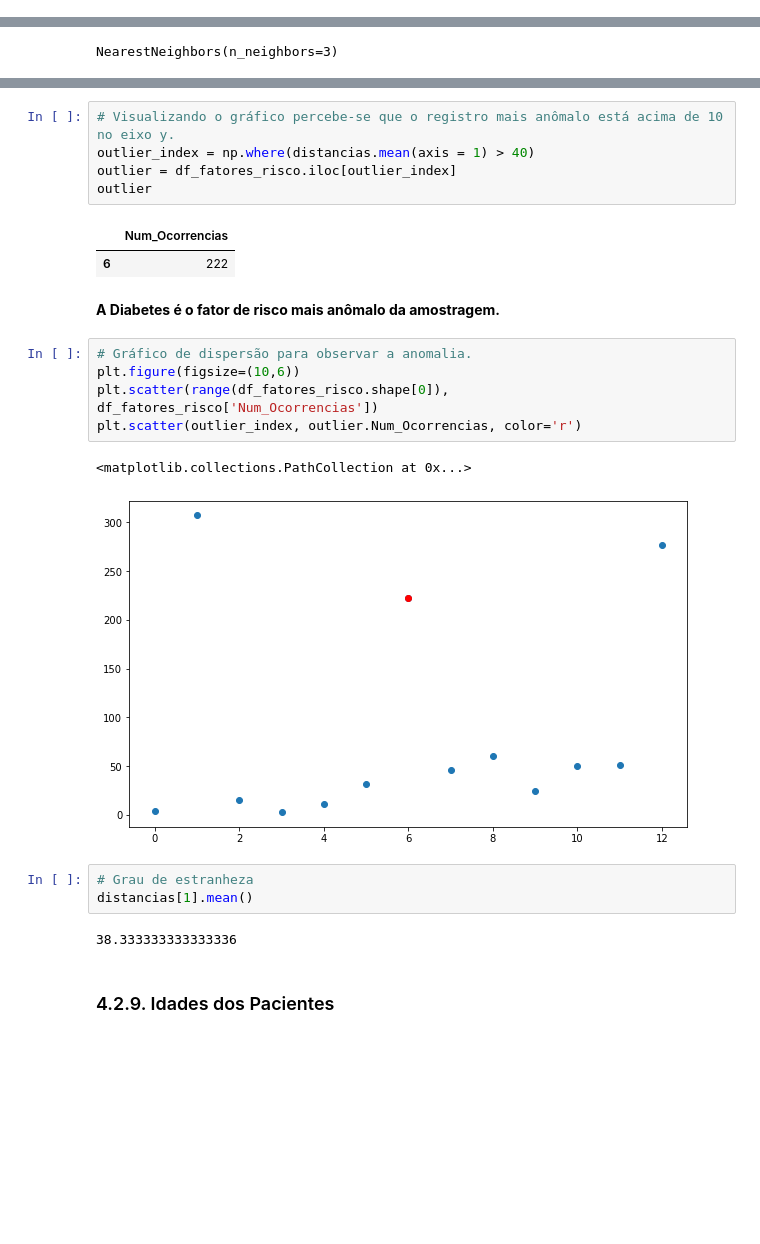
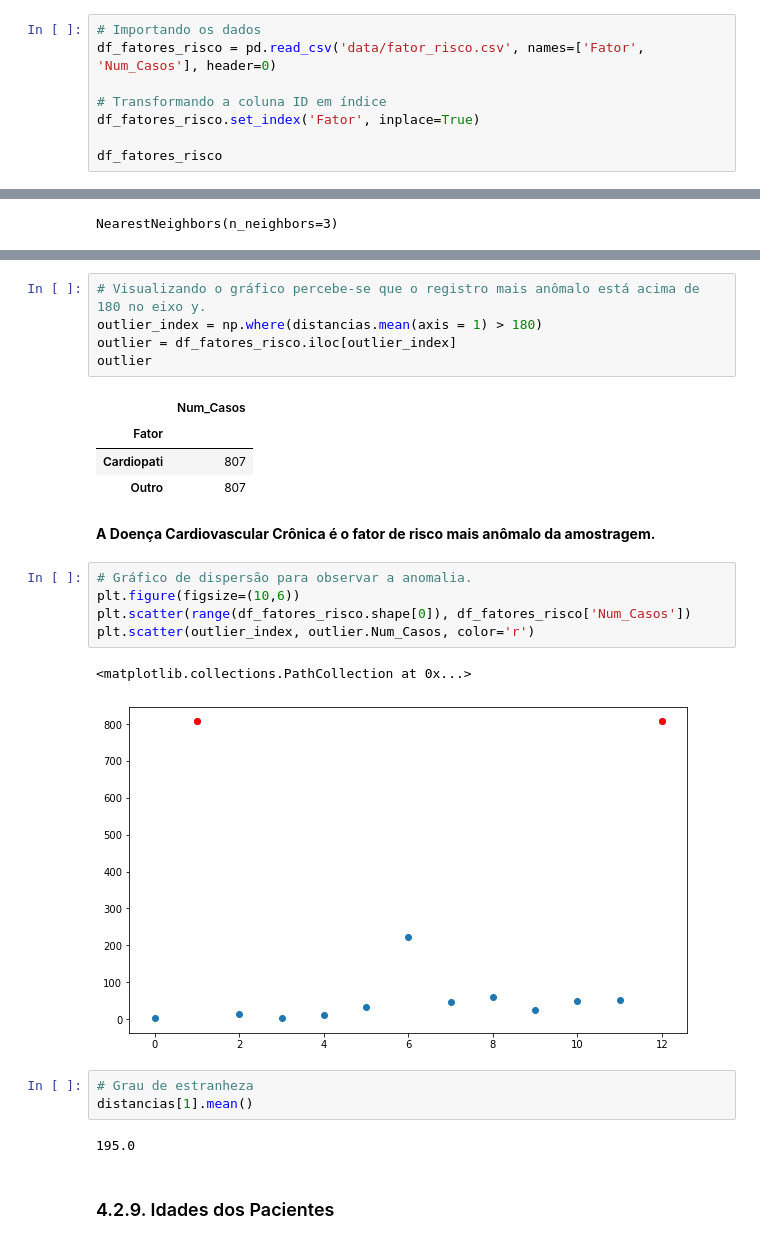
Before and after one commit to endhel/SRAG-Agrupamento-Deteccao-De-Anomalia, a Jupyter notebook: SRAG-Agrupamento-Deteccao-Anomalias.ipynb, the cells around one changed output, grey strips where cells are left out. Drawn from its saved outputs; the diff is of its cells as text; blank space fills up the shorter version.

```diff
--- a/SRAG-Agrupamento-Deteccao-Anomalias.ipynb
+++ b/SRAG-Agrupamento-Deteccao-Anomalias.ipynb
@@ -1005,3 +1199,11 @@ distancias[12].mean()
 96.66666666666667
 # %% [markdown]
 ### 4.2.8. Fatores de Risco
+# %%
+# Importando os dados
+df_fatores_risco = pd.read_csv('data/fator_risco.csv', names=['Fator', 'Num_Casos'], header=0)
+
+# Transformando a coluna ID em índice
+df_fatores_risco.set_index('Fator', inplace=True)
+
+df_fatores_risco
@@ -1024,25 +1242,27 @@ plt.plot(distancias.mean(axis = 1))
 # %%
-# Visualizando o gráfico percebe-se que o registro mais anômalo está acima de 10 no eixo y.
-outlier_index = np.where(distancias.mean(axis = 1) > 40)
+# Visualizando o gráfico percebe-se que o registro mais anômalo está acima de 180 no eixo y.
+outlier_index = np.where(distancias.mean(axis = 1) > 180)
 outlier = df_fatores_risco.iloc[outlier_index]
 outlier
 # %% [output]
-|  | Num_Ocorrencias |
-| 6 | 222 |
+|  | Num_Casos |
+| Fator |  |
+| Cardiopati | 807 |
+| Outro | 807 |
 # %% [markdown]
-**A Diabetes é o fator de risco mais anômalo da amostragem.**
+**A Doença Cardiovascular Crônica é o fator de risco mais anômalo da amostragem.**
 # %%
 # Gráfico de dispersão para observar a anomalia.
 plt.figure(figsize=(10,6))
-plt.scatter(range(df_fatores_risco.shape[0]), df_fatores_risco['Num_Ocorrencias'])
-plt.scatter(outlier_index, outlier.Num_Ocorrencias, color='r')
+plt.scatter(range(df_fatores_risco.shape[0]), df_fatores_risco['Num_Casos'])
+plt.scatter(outlier_index, outlier.Num_Casos, color='r')
 # %% [output]
 <matplotlib.collections.PathCollection at 0x...>
-[figure, old version]
+[figure, new version]
 # %%
 # Grau de estranheza
 distancias[1].mean()
 # %% [output]
-38.333333333333336
+195.0
 # %% [markdown]
 ### 4.2.9. Idades dos Pacientes
```
Also changed, not shown: parts of 54 cells of this notebook, 8 other files.
